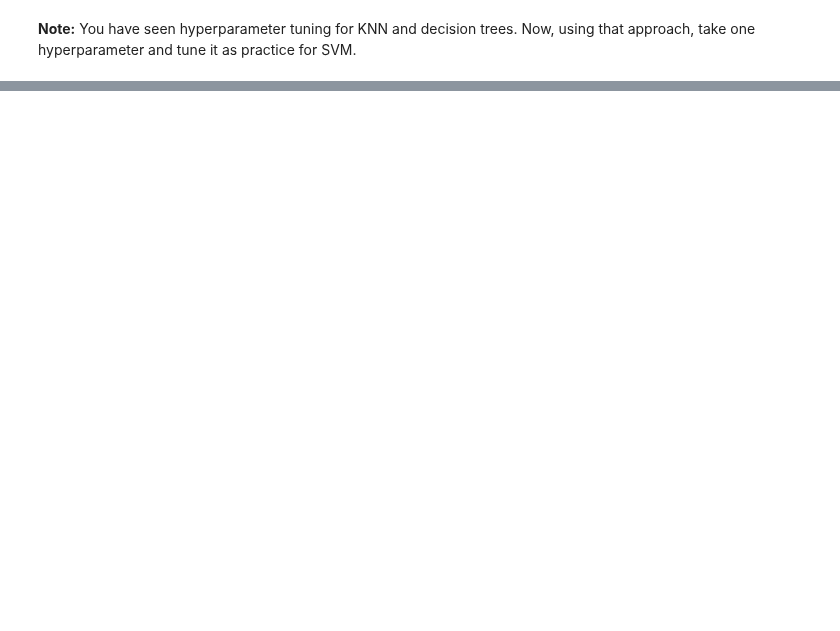
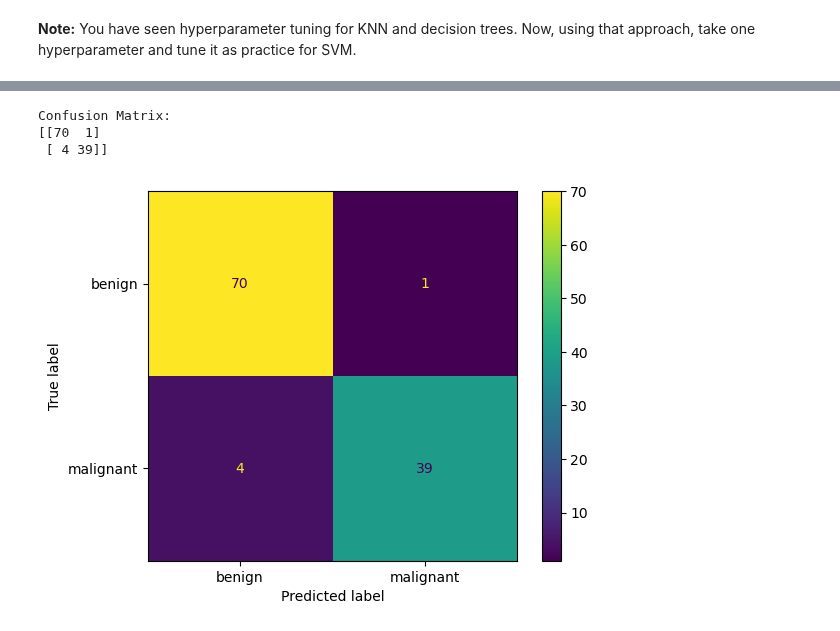
Before and after one commit to aninditadash/Introduction_to_machine_learning, a Jupyter notebook: supervised_learning/6.Supervised_Learning_Classification.ipynb, the cells around one changed output, grey strips where cells are left out. Drawn from its saved outputs; the diff is of its cells as text; code cells hidden in the pictures; blank space fills up the shorter version.

```diff
--- a/6.Supervised_Learning_Classification_1.ipynb
+++ b/supervised_learning/6.Supervised_Learning_Classification.ipynb
@@ -2097,0 +2131,15 @@ Furthermore, you have learned to assess the effectiveness of these classificatio
+# %%
+# Print confusion matrix
+conf_matrix_svm = confusion_matrix(y_test, y_pred_test_svm)
+print("Confusion Matrix:")
+print(conf_matrix_svm)
+
+cm_display = ConfusionMatrixDisplay(confusion_matrix = conf_matrix_svm, display_labels = ["benign", "malignant"])
+# display matrix
+cm_display.plot()
+plt.show()
+# %% [output]
+Confusion Matrix:
+[[70  1]
+ [ 4 39]]
+[figure, added]
```
Also changed, not shown: parts of 49 cells of this notebook, 28 other files.
